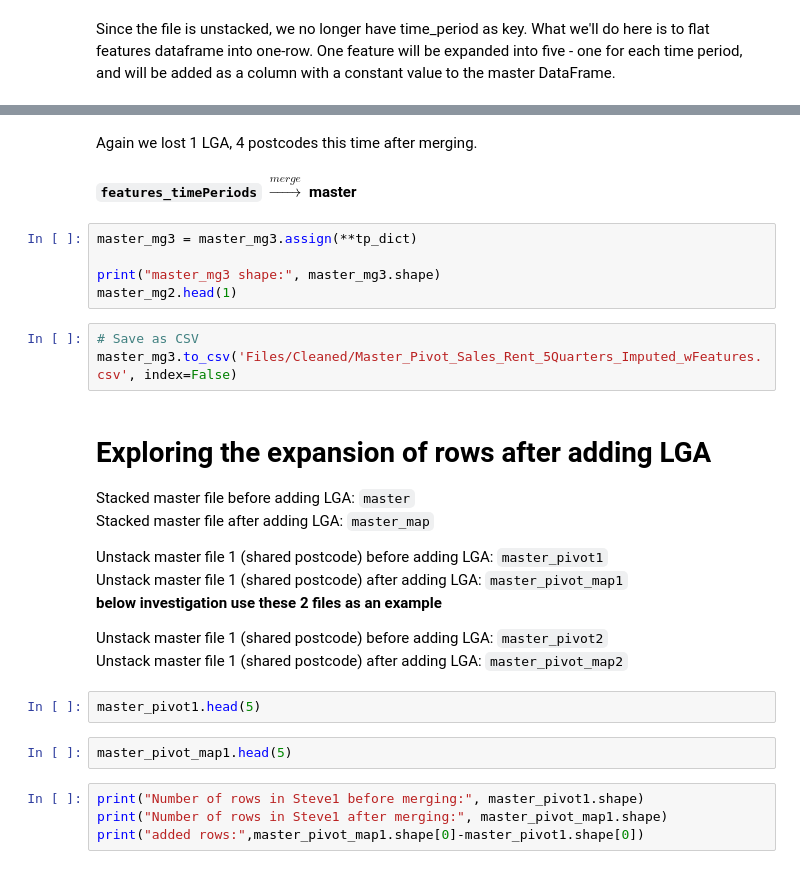
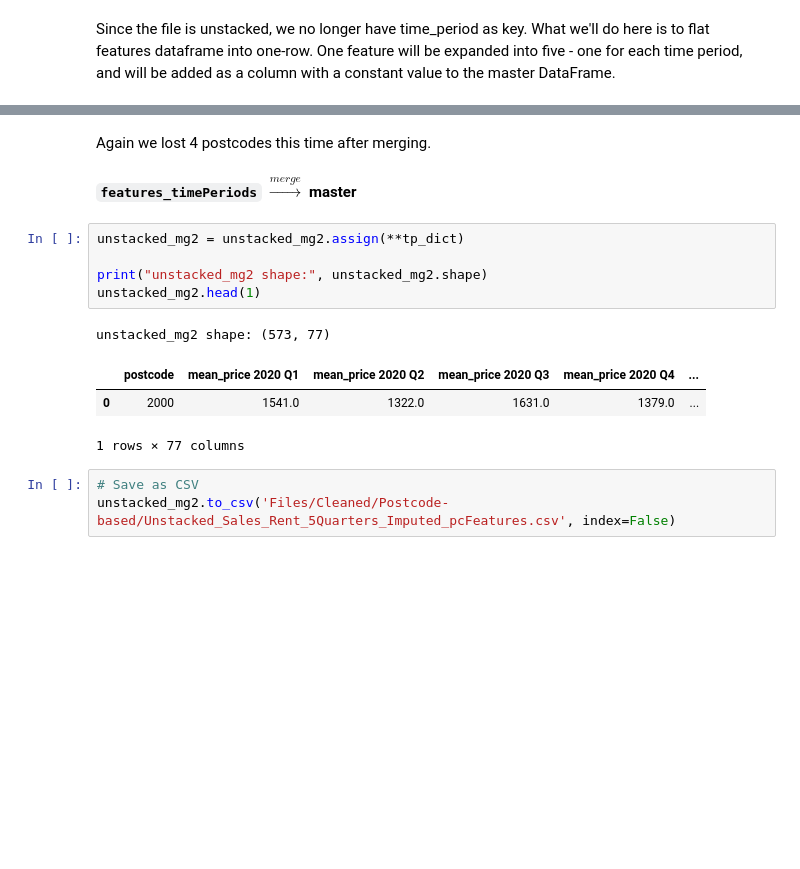
Before and after one commit to walthersy/NSW-house-price, a Jupyter notebook: Alexis - Data Cleaning Pt2 (LGA mapping & features data) COPY.ipynb, the cells around one changed output, grey strips where cells are left out. Drawn from its saved outputs; the diff is of its cells as text; blank space fills up the shorter version.

```diff
--- a/Alexis - Data Cleaning Pt2 (LGA mapping & features data) COPY.ipynb
+++ b/Alexis - Data Cleaning Pt2 (LGA mapping & features data) COPY.ipynb
@@ -789,32 +805,17 @@ print("Number of postcodes in the master_mg3:", master_mg3['postcode'].nunique()
 # %% [markdown]
-Again we lost 1 LGA, 4 postcodes this time after merging.
+Again we lost 4 postcodes this time after merging.
 # %% [markdown]
 **`features_timePeriods` $\xrightarrow{merge}$ master**
 # %%
-master_mg3 = master_mg3.assign(**tp_dict)
+unstacked_mg2 = unstacked_mg2.assign(**tp_dict)
 
-print("master_mg3 shape:", master_mg3.shape)
-master_mg2.head(1)
+print("unstacked_mg2 shape:", unstacked_mg2.shape)
+unstacked_mg2.head(1)
+# %% [output]
+unstacked_mg2 shape: (573, 77)
+|  | postcode | mean_price 2020 Q1 | mean_price 2020 Q2 | mean_price 2020 Q3 | mean_price 2020 Q4 | ... |
+| 0 | 2000 | 1541.0 | 1322.0 | 1631.0 | 1379.0 | ... |
+1 rows × 77 columns
 # %%
 # Save as CSV
-master_mg3.to_csv('Files/Cleaned/Master_Pivot_Sales_Rent_5Quarters_Imputed_wFeatures.csv', index=False)
+unstacked_mg2.to_csv('Files/Cleaned/Postcode-based/Unstacked_Sales_Rent_5Quarters_Imputed_pcFeatures.csv', index=False)
-# %% [markdown]
-# Exploring the expansion of rows after adding LGA
-
-Stacked master file before adding LGA: `master`
-<br/>Stacked master file after adding LGA: `master_map`
-
-Unstack master file 1 (shared postcode) before adding LGA: `master_pivot1`
-<br/>Unstack master file 1 (shared postcode) after adding LGA: `master_pivot_map1`
-**<br/>below investigation use these 2 files as an example**
-
-Unstack master file 1 (shared postcode) before adding LGA: `master_pivot2`
-<br/>Unstack master file 1 (shared postcode) after adding LGA: `master_pivot_map2`
-# %%
-master_pivot1.head(5)
-# %%
-master_pivot_map1.head(5)
-# %%
-print("Number of rows in Steve1 before merging:", master_pivot1.shape)
-print("Number of rows in Steve1 after merging:", master_pivot_map1.shape)
-print("added rows:",master_pivot_map1.shape[0]-master_pivot1.shape[0])
```
Also changed, not shown: parts of 27 cells of this notebook, 2 other files.
